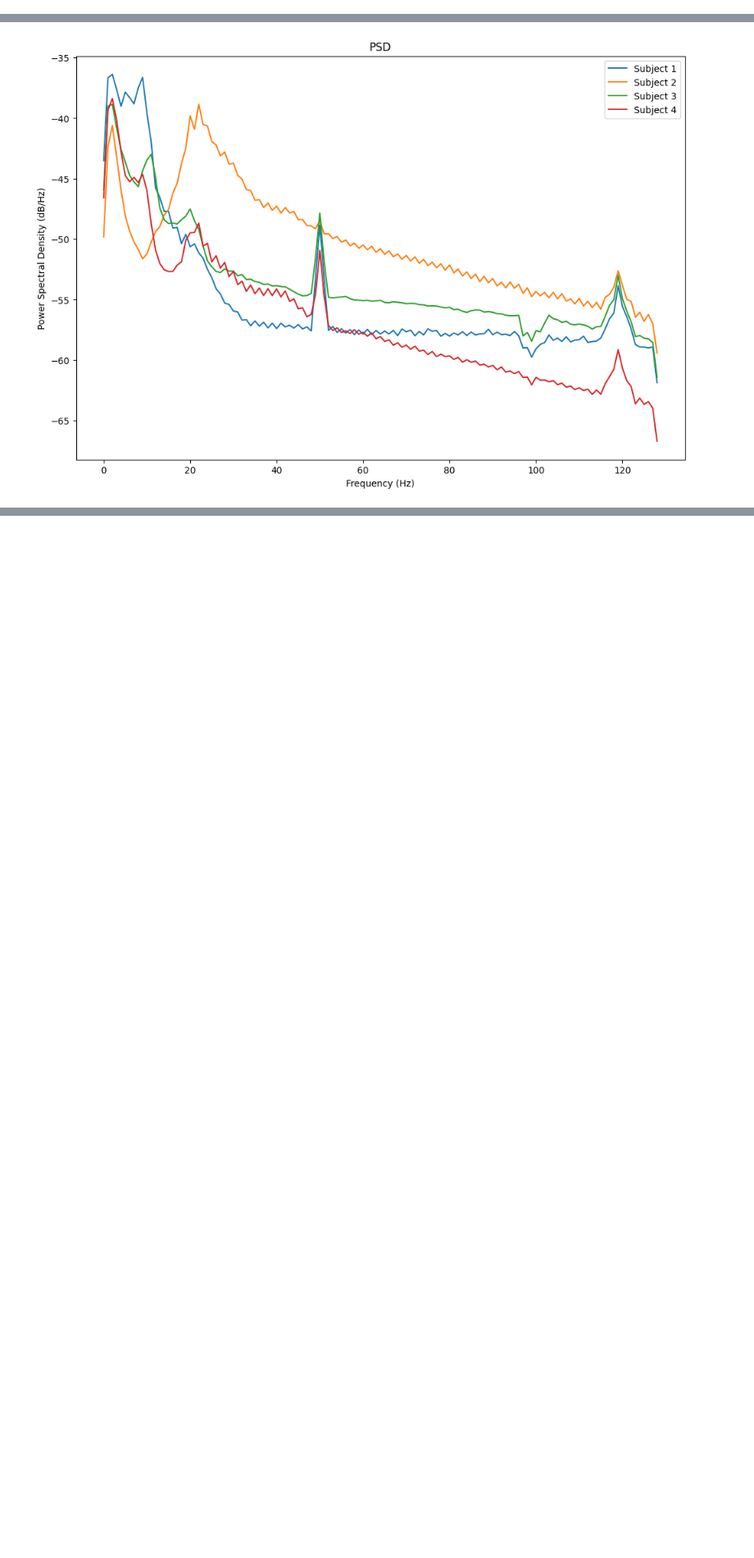
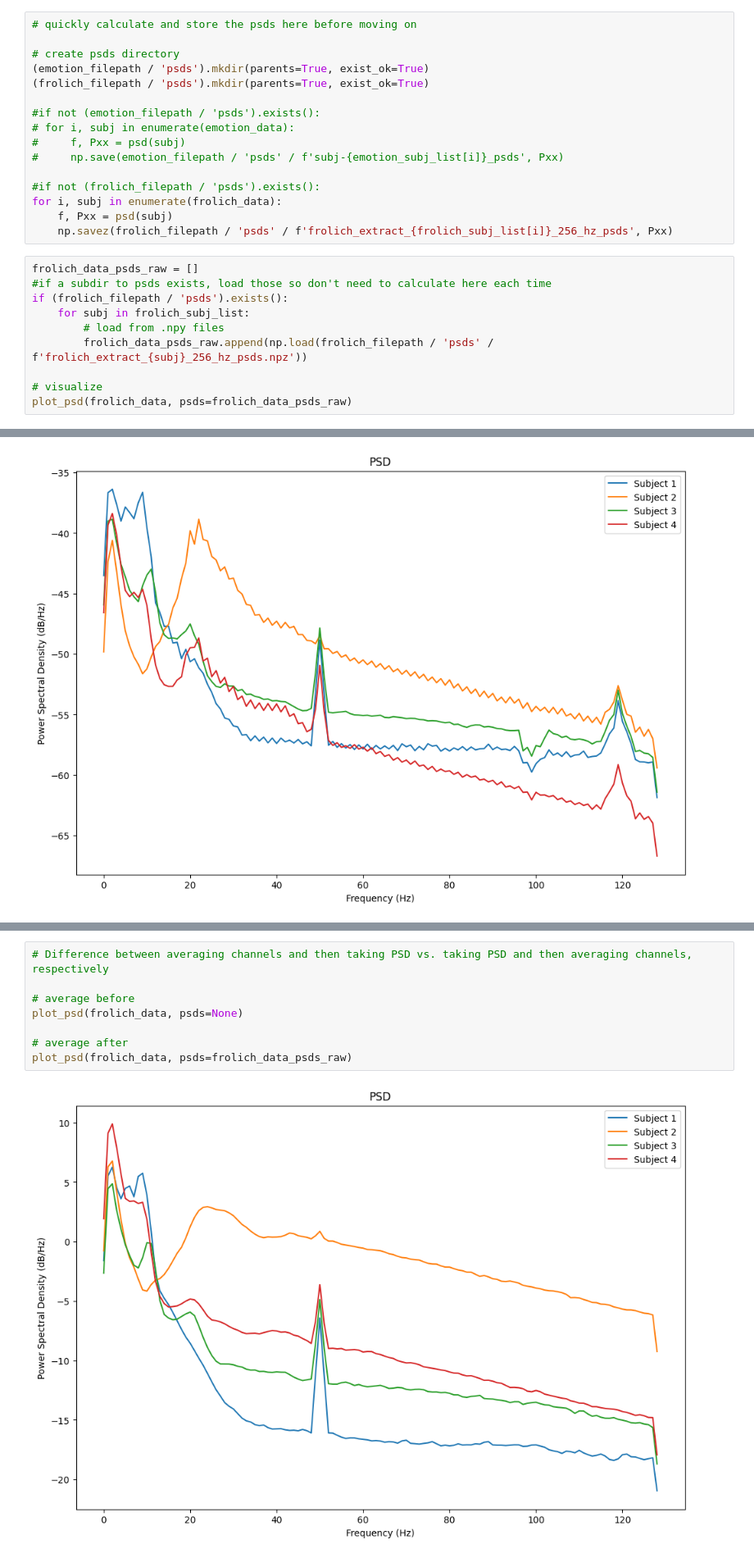
Before and after one commit to cniel-ud/ICWaves, a Jupyter notebook: notebooks/cmmn_viz_test.ipynb, the cells around one changed output, grey strips where cells are left out. Shown at 82% size. Saved outputs shown, nothing was run; the diff lists cells and outputs as text; blank space fills up the shorter version.

```diff
--- a/notebooks/cmmn_viz_test.ipynb
+++ b/notebooks/cmmn_viz_test.ipynb
@@ -87,0 +145,26 @@ def plot_psd(data, fs=256, nperseg=256):
+# %%
+# quickly calculate and store the psds here before moving on
+
+# create psds directory
+(emotion_filepath / 'psds').mkdir(parents=True, exist_ok=True)
+(frolich_filepath / 'psds').mkdir(parents=True, exist_ok=True)
+
+#if not (emotion_filepath / 'psds').exists():
+# for i, subj in enumerate(emotion_data):
+#     f, Pxx = psd(subj)
+#     np.save(emotion_filepath / 'psds' / f'subj-{emotion_subj_list[i]}_psds', Pxx)
+
+#if not (frolich_filepath / 'psds').exists():
+for i, subj in enumerate(frolich_data):
+    f, Pxx = psd(subj)
+    np.savez(frolich_filepath / 'psds' / f'frolich_extract_{frolich_subj_list[i]}_256_hz_psds', Pxx)
+# %%
+frolich_data_psds_raw = []
+#if a subdir to psds exists, load those so don't need to calculate here each time
+if (frolich_filepath / 'psds').exists():
+    for subj in frolich_subj_list:
+        # load from .npy files
+        frolich_data_psds_raw.append(np.load(frolich_filepath / 'psds' / f'frolich_extract_{subj}_256_hz_psds.npz'))
+
+# visualize
+plot_psd(frolich_data, psds=frolich_data_psds_raw)
@@ -286,0 +398,10 @@ plot_psd(transformed_data)
+# %%
+# Difference between averaging channels and then taking PSD vs. taking PSD and then averaging channels, respectively
+
+# average before
+plot_psd(frolich_data, psds=None)
+
+# average after
+plot_psd(frolich_data, psds=frolich_data_psds_raw)
+# %% [output]
+[figure, added]
```
Also changed, not shown: parts of 8 cells of this notebook.
